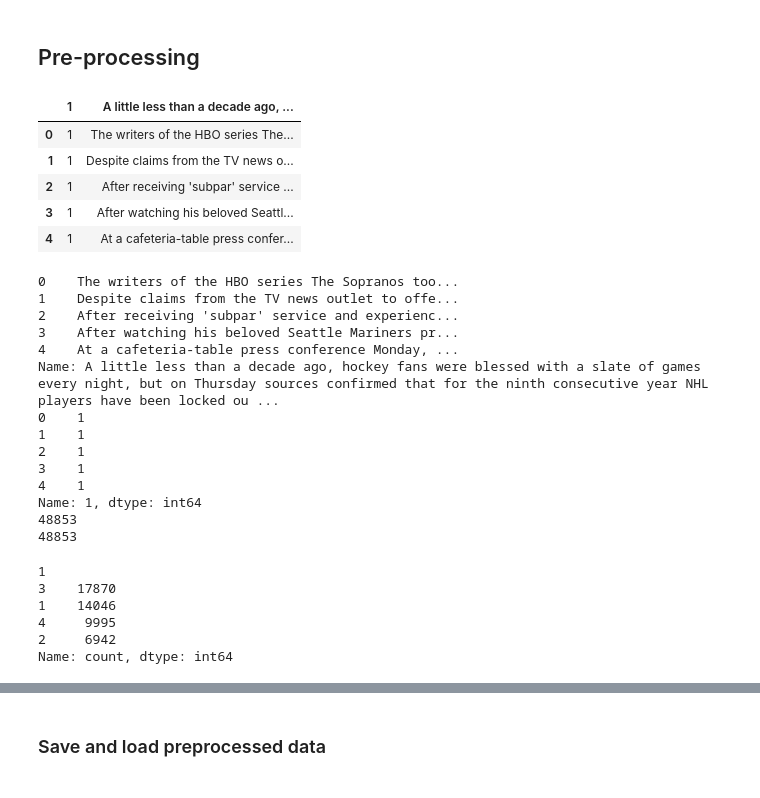
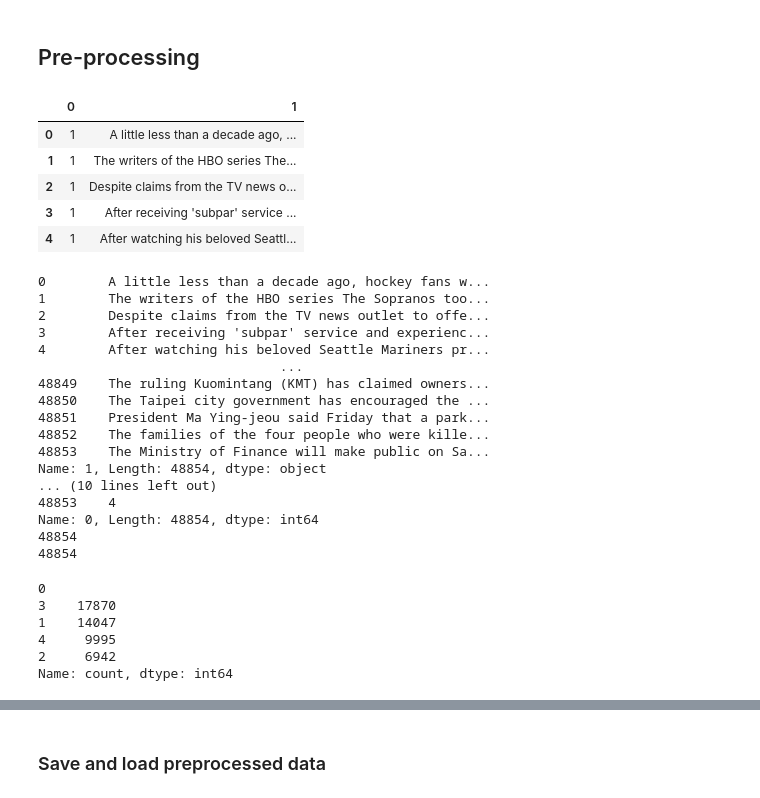
Before and after one commit to autumn-sonata/CS4248-Project, a Jupyter notebook: LabeledUnreliableNews.ipynb, the cells around one changed output, grey strips where cells are left out. Cells and saved outputs as stored; diff of their text form; code cells hidden in the pictures.

```diff
--- a/LabeledUnreliableNews.ipynb
+++ b/LabeledUnreliableNews.ipynb
@@ -28,45 +29,49 @@ enable_all_data = True # SET TO FALSE IF PREPROCESSING TAKES A LONG TIME (True =
 # %%
 ### Jian Hui start
 # %%
-df = pd.read_csv('raw_data/fulltrain.csv', index_col = False)
+df = pd.read_csv('raw_data/fulltrain.csv', header=None, index_col = False)
 df.head()
 # %% [output]
-|  | 1 | A little less than a decade ago, ... |
-| 0 | 1 | The writers of the HBO series The... |
-| 1 | 1 | Despite claims from the TV news o... |
-| 2 | 1 | After receiving 'subpar' service ... |
-| 3 | 1 | After watching his beloved Seattl... |
-| 4 | 1 | At a cafeteria-table press confer... |
+|  | 0 | 1 |
+| 0 | 1 | A little less than a decade ago, ... |
+| 1 | 1 | The writers of the HBO series The... |
+| 2 | 1 | Despite claims from the TV news o... |
+| 3 | 1 | After receiving 'subpar' service ... |
+| 4 | 1 | After watching his beloved Seattl... |
 # %%
 df = df if enable_all_data else df.sample(n=PARTITION_SIZE, random_state=SEED)
+
 X_train = df.iloc[:, 1]
 y_train = df.iloc[:, 0]
 
-print(X_train.head())
-print(y_train.head())
+print(X_train)
+print(y_train)
 
 print(len(X_train))
 print(len(y_train))
 
 y_train.value_counts()
 # %% [output]
-0    The writers of the HBO series The Sopranos too...
-1    Despite claims from the TV news outlet to offe...
-2    After receiving 'subpar' service and experienc...
-3    After watching his beloved Seattle Mariners pr...
-4    At a cafeteria-table press conference Monday, ...
-Name: A little less than a decade ago, hockey fans were blessed with a slate of games every night, but on Thursday sources confirmed that for the ninth consecutive year NHL players have been locked ou ...
-0    1
-1    1
-2    1
-3    1
-4    1
-Name: 1, dtype: int64
-48853
-48853
+0        A little less than a decade ago, hockey fans w...
+1        The writers of the HBO series The Sopranos too...
+2        Despite claims from the TV news outlet to offe...
+3        After receiving 'subpar' service and experienc...
+4        After watching his beloved Seattle Mariners pr...
+                               ...
+48849    The ruling Kuomintang (KMT) has claimed owners...
+48850    The Taipei city government has encouraged the ...
+48851    President Ma Ying-jeou said Friday that a park...
+48852    The families of the four people who were kille...
+48853    The Ministry of Finance will make public on Sa...
+Name: 1, Length: 48854, dtype: object
+... (10 lines left out)
+48853    4
+Name: 0, Length: 48854, dtype: int64
+48854
+48854
-1
+0
 3    17870
-1    14046
+1    14047
 4     9995
 2     6942
 Name: count, dtype: int64
```
Also changed, not shown: parts of 20 cells of this notebook, 3 other files.
